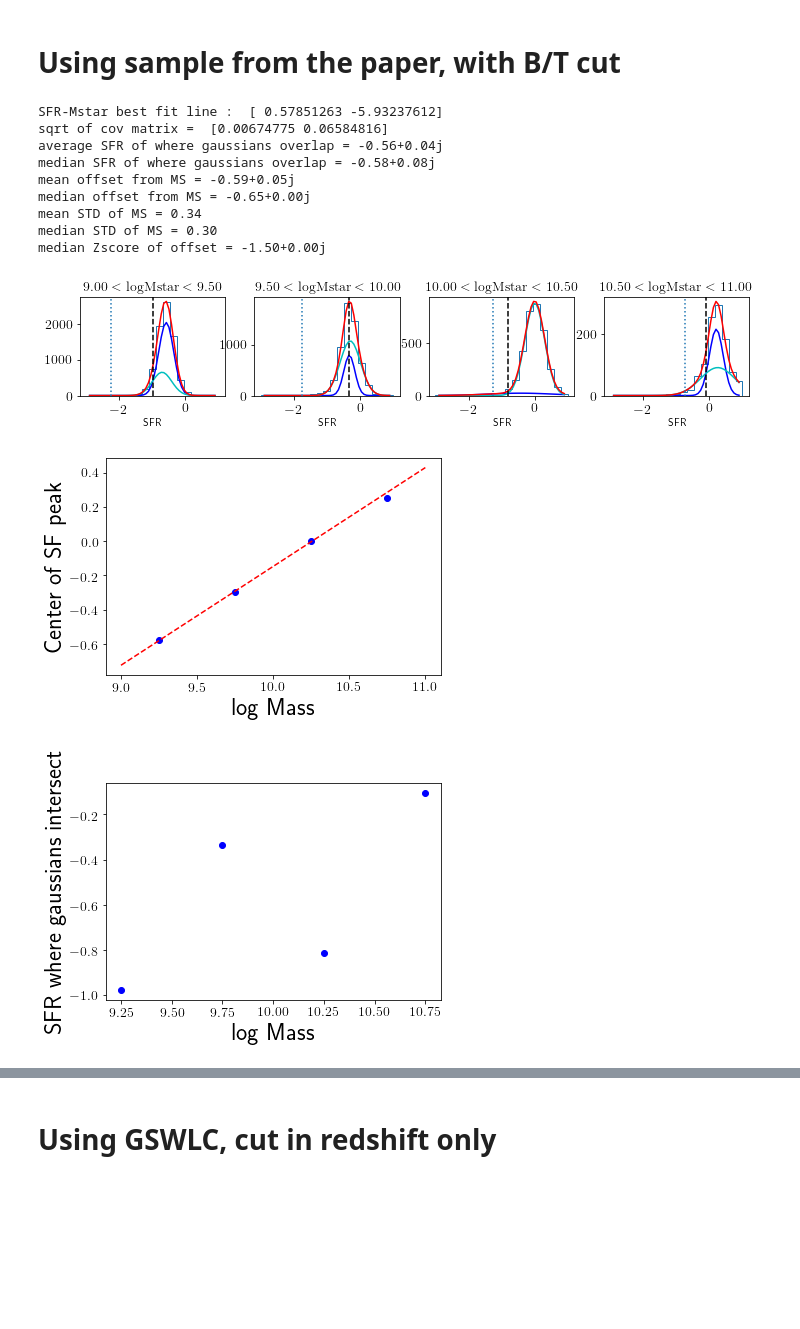
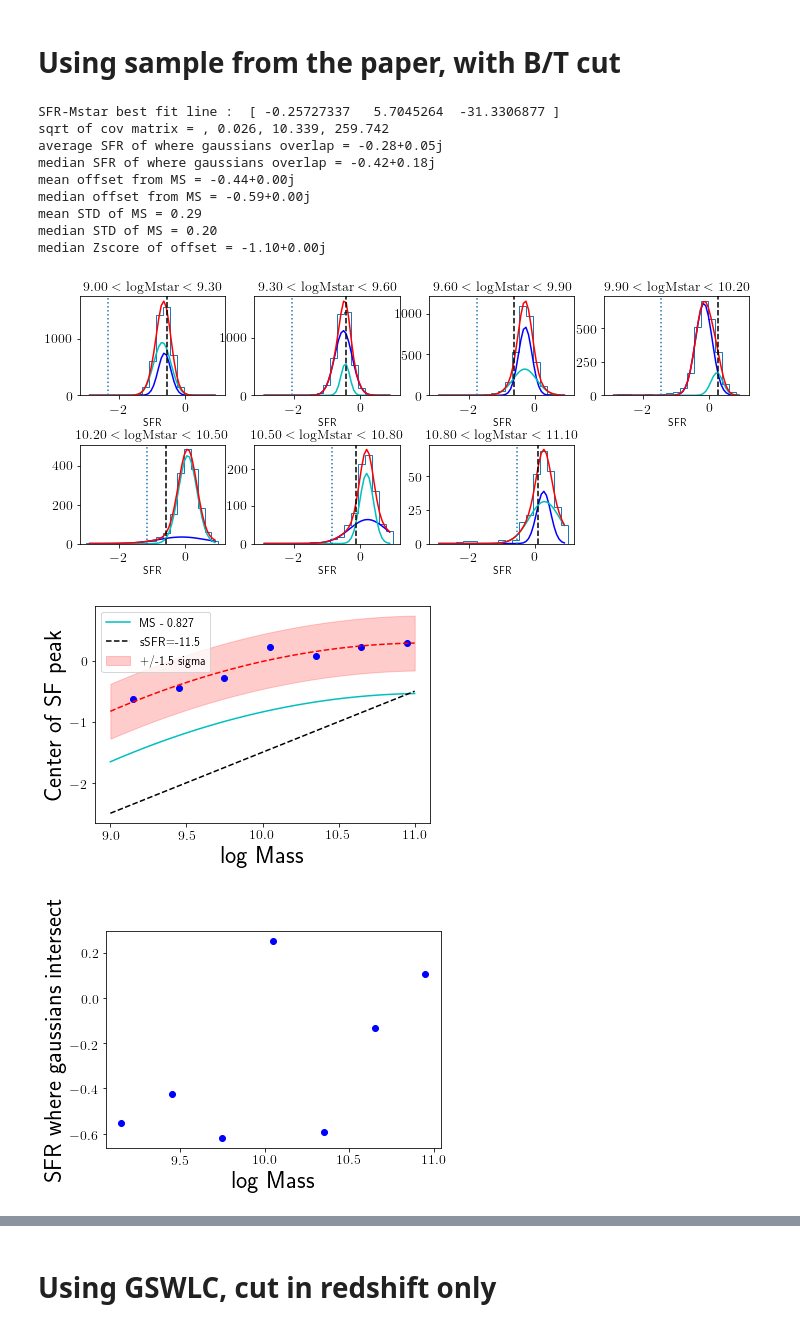
Before and after one commit to rfinn/LCS, a Jupyter notebook: notebooks/fittingMainSequence.ipynb, the cells around one changed output, grey strips where cells are left out. Saved outputs shown, nothing was run; the diff lists cells and outputs as text; code cells hidden in the pictures; blank space fills up the shorter version.

```diff
--- a/notebooks/fittingMainSequence.ipynb
+++ b/notebooks/fittingMainSequence.ipynb
@@ -125,18 +125,30 @@ def separate_sf(x,y,m1=9,m2=10.8,ms_slope=0.56,ms_intercept=-5.74,dm=.15,nbins=2
 
     plt.figure()
     plt.plot(sfrcut_mass,higher_peak_sfr,'bo')
-    # fit the sf main sequence
-    flag = (sfrcut_mass < 10.3) & (sfrcut_mass > 8)
-    c,cov = np.polyfit(sfrcut_mass[flag],higher_peak_sfr[flag],1,cov=True)
+    # FIT MAIN SEQUENCE
+    flag = (sfrcut_mass < 12) & (sfrcut_mass > 8)
+    c,cov = np.polyfit(sfrcut_mass[flag],higher_peak_sfr[flag],2,cov=True)
     xline = np.linspace(lowmass,highmass,100)
     yline = np.polyval(c,xline)
     plt.plot(xline,yline,'r--')
     plt.xlabel('log Mass')
     plt.ylabel('Center of SF peak')
     print('SFR-Mstar best fit line : ',c)
-    print("sqrt of cov matrix = ",np.sqrt([cov[0][0],cov[1][1]]))
+    s = "sqrt of cov matrix = "
+    for i in range(cov.shape[0]):
+        s = s + ", {:.3f}".format(cov[i][i])
+    print(s)
 
+    # FILL BETWEEN +/- 1.5 SIGMA
+    sigma=.3
+    plt.fill_between(xline,yline+1.5*sigma,yline-1.5*sigma,label='+/-1.5 sigma',alpha=.2,color='r')
 
+    # PLOT MS FIT - 0.67
+    offset_from_ms = 0.827 # where sSFR limit intersects for logMstar = 10.9
+    plt.plot(xline,yline-offset_from_ms,'c-',label='MS - {}'.format(offset_from_ms))
+    # PLOT THE SSFR CUT FROM SALIM
+    plt.plot(xline,xline-11.5,'k--',label='sSFR=-11.5')
+    plt.legend()
     # plot
     plt.figure()
     plt.plot(sfrcut_mass,sfrcut_sfr,'bo')
@@ -246,17 +266,17 @@ median Zscore of offset = -1.91
 # %%
 flag = b.gsw.cat['__B_T_r'] < 0.3
 gswBTcut = b.gsw.cat[flag]
-separate_sf(gswBTcut['logMstar'],gswBTcut['logSFR'],m1=9.,m2=11,ms_slope=0.754,ms_intercept=-7.56,dm=.5)
+separate_sf(gswBTcut['logMstar'],gswBTcut['logSFR'],m1=9.,m2=11,ms_slope=0.754,ms_intercept=-7.56,dm=.3)
 # %% [output]
-SFR-Mstar best fit line :  [ 0.57851263 -5.93237612]
-sqrt of cov matrix =  [0.00674775 0.06584816]
-average SFR of where gaussians overlap = -0.56+0.04j
-median SFR of where gaussians overlap = -0.58+0.08j
-mean offset from MS = -0.59+0.05j
-median offset from MS = -0.65+0.00j
-mean STD of MS = 0.34
-median STD of MS = 0.30
-median Zscore of offset = -1.50+0.00j
+SFR-Mstar best fit line :  [ -0.25727337   5.7045264  -31.3306877 ]
+sqrt of cov matrix = , 0.026, 10.339, 259.742
+average SFR of where gaussians overlap = -0.28+0.05j
+median SFR of where gaussians overlap = -0.42+0.18j
+mean offset from MS = -0.44+0.00j
+median offset from MS = -0.59+0.00j
+mean STD of MS = 0.29
+median STD of MS = 0.20
+median Zscore of offset = -1.10+0.00j
-[figure, old version]
+[figure, new version]
-[figure, old version]
+[figure, new version]
-[figure, old version]
+[figure, new version]
```
Also changed, not shown: parts of 11 cells of this notebook, 2 other files.
